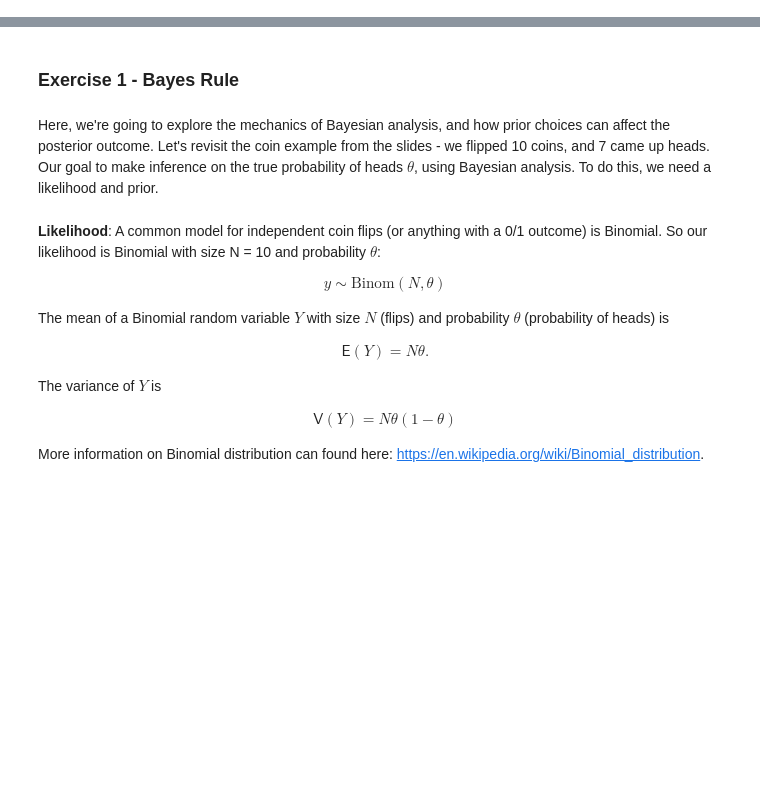
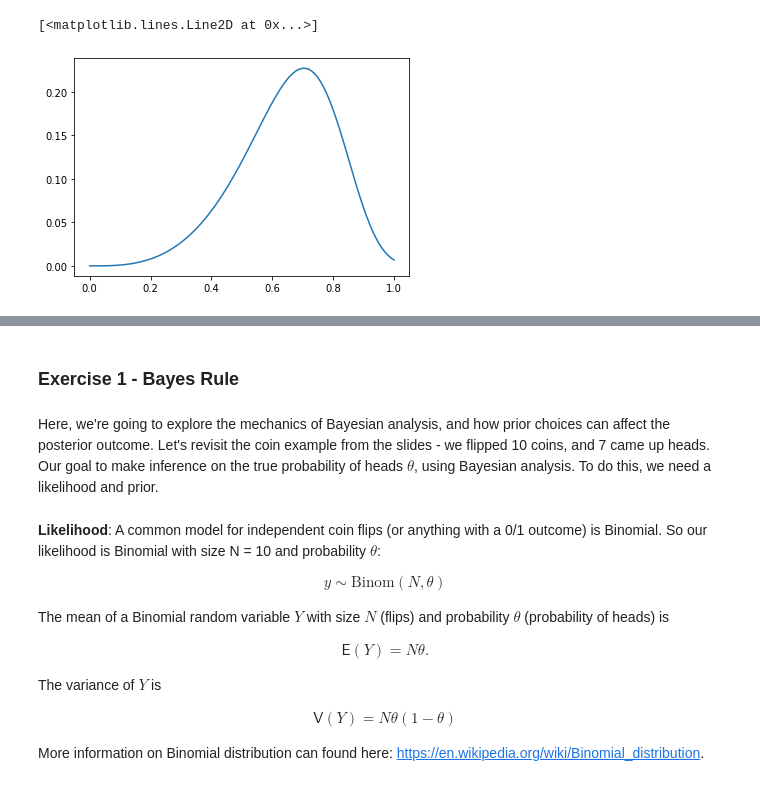
Before and after one commit to keweiyao/BayesExample, a Jupyter notebook: example.ipynb, the cells around one changed output, grey strips where cells are left out. Cells and saved outputs as stored; diff of their text form; code cells hidden in the pictures; blank space fills up the shorter version.

```diff
--- a/example.ipynb
+++ b/example.ipynb
@@ -23,0 +55,16 @@ import numpy as np
+# %%
+# Exercise 0.5 a toy Markov Chain Monte Carlo Sampler
+def TargetFun2(x):
+    if x<0:
+        return 0
+    if x>1:
+        return 0
+    else:
+        return x**3*np.exp(-5*x**7)
+TargetFun2 = np.vectorize(TargetFun2)
+x = np.linspace(0,1,100)
+Y = TargetFun2(x)
+plt.plot(x, Y)
+# %% [output]
+[<matplotlib.lines.Line2D at 0x...>]
+[figure, added]
```
Also changed, not shown: parts of 18 cells of this notebook.
